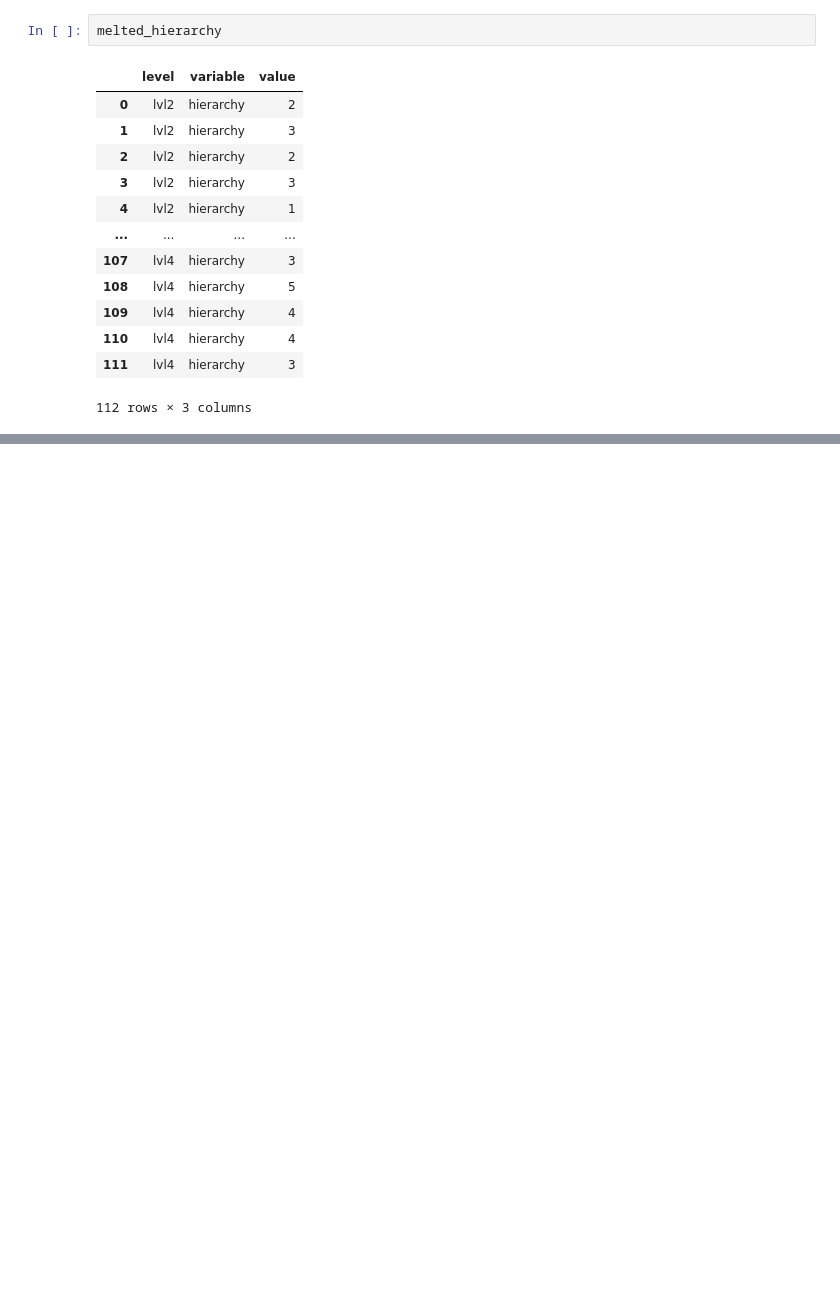
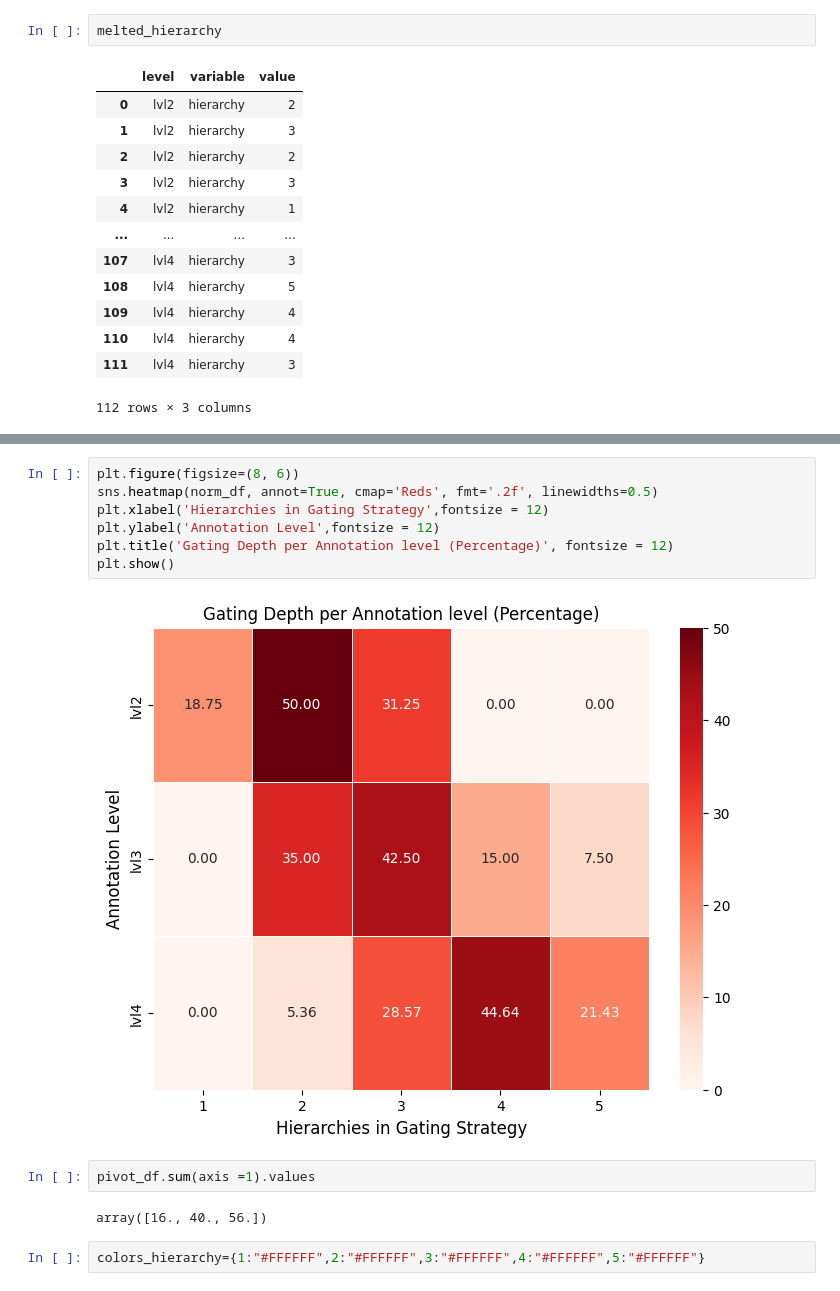
Before and after one commit to buettnerlab/reproducibility_convex_gating, a Jupyter notebook: Figure_5/P03_auswertung.ipynb, the cells around one changed output, grey strips where cells are left out. Drawn from its saved outputs; the diff is of its cells as text; blank space fills up the shorter version.

```diff
--- a/Figure_5/P03_auswertung.ipynb
+++ b/Figure_5/P03_auswertung.ipynb
@@ -139,0 +187,15 @@ overview['hierach']
+# %%
+plt.figure(figsize=(8, 6))
+sns.heatmap(norm_df, annot=True, cmap='Reds', fmt='.2f', linewidths=0.5)
+plt.xlabel('Hierarchies in Gating Strategy',fontsize = 12)
+plt.ylabel('Annotation Level',fontsize = 12)
+plt.title('Gating Depth per Annotation level (Percentage)', fontsize = 12)
+plt.show()
+# %% [output]
+[figure, added]
+# %%
+pivot_df.sum(axis =1).values
+# %% [output]
+array([16., 40., 56.])
+# %%
+colors_hierarchy={1:"#FFFFFF",2:"#FFFFFF",3:"#FFFFFF",4:"#FFFFFF",5:"#FFFFFF"}
```
Also changed, not shown: parts of 21 cells of this notebook.
